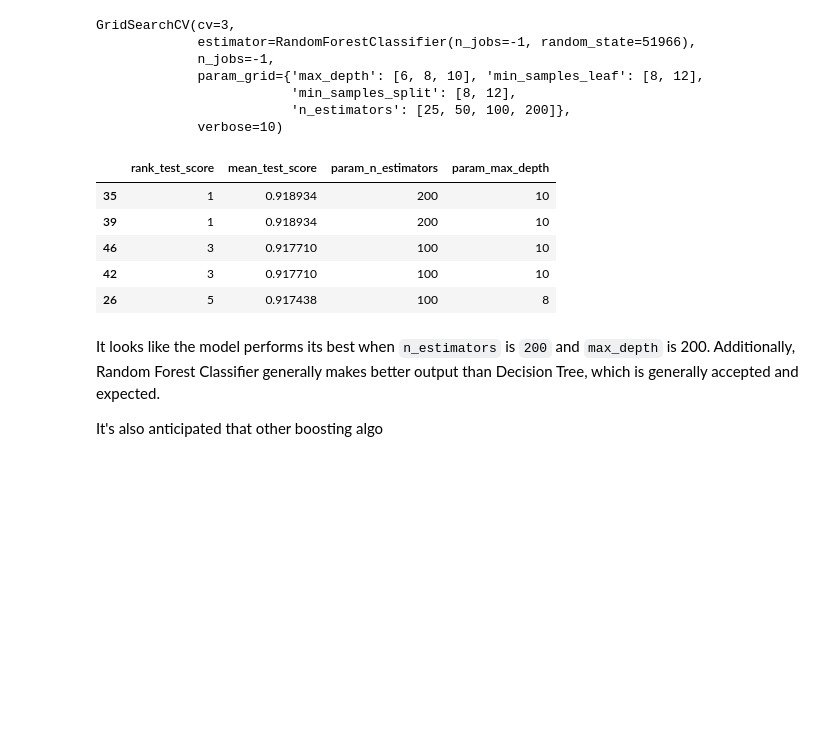
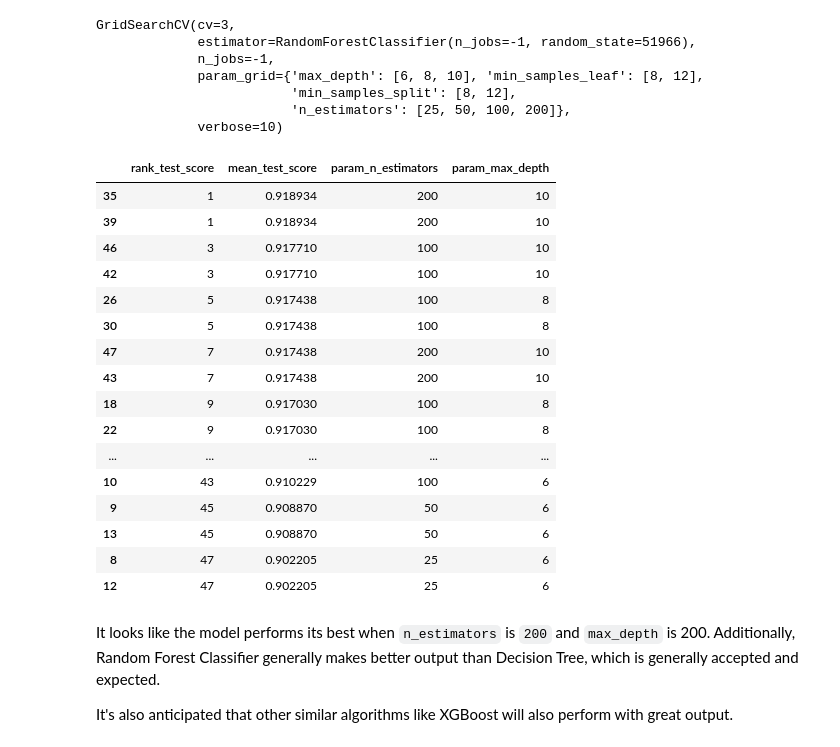
Before and after one commit to KnightChaser/ML-challenge, a Jupyter notebook: EX_challenging_problems/08_HAR/HAR_Random_Forests.ipynb, the cells around one changed output. Cells and saved outputs as stored; diff of their text form; code cells hidden in the pictures; blank space fills up the shorter version.

```diff
--- a/EX_challenging_problems/08_HAR/HAR_Random_Forests.ipynb
+++ b/EX_challenging_problems/08_HAR/HAR_Random_Forests.ipynb
@@ -220,17 +220,28 @@ GridSearchCV(cv=3,
 # %%
 cv_results_df = pd.DataFrame(grid_cv.cv_results_)
 
 target_col = ['rank_test_score', 'mean_test_score', 'param_n_estimators', 'param_max_depth']
-cv_results_df[target_col].sort_values('rank_test_score').head()
+cv_results_df[target_col].sort_values('rank_test_score')
 # %% [output]
 |  | rank_test_score | mean_test_score | param_n_estimators | param_max_depth |
 | 35 | 1 | 0.918934 | 200 | 10 |
 | 39 | 1 | 0.918934 | 200 | 10 |
 | 46 | 3 | 0.917710 | 100 | 10 |
 | 42 | 3 | 0.917710 | 100 | 10 |
 | 26 | 5 | 0.917438 | 100 | 8 |
+| 30 | 5 | 0.917438 | 100 | 8 |
+| 47 | 7 | 0.917438 | 200 | 10 |
+| 43 | 7 | 0.917438 | 200 | 10 |
+| 18 | 9 | 0.917030 | 100 | 8 |
+| 22 | 9 | 0.917030 | 100 | 8 |
+| ... | ... | ... | ... | ... |
+| 10 | 43 | 0.910229 | 100 | 6 |
+| 9 | 45 | 0.908870 | 50 | 6 |
+| 13 | 45 | 0.908870 | 50 | 6 |
+| 8 | 47 | 0.902205 | 25 | 6 |
+| 12 | 47 | 0.902205 | 25 | 6 |
 # %% [markdown]
 It looks like the model performs its best when `n_estimators` is `200` and `max_depth` is 200. Additionally, Random Forest Classifier generally makes better output than Decision Tree, which is generally accepted and expected.
 
 
-It's also anticipated that other boosting algo
+It's also anticipated that other similar algorithms like XGBoost will also perform with great output.
```
Also changed, not shown: parts of 1 cell of this notebook.
